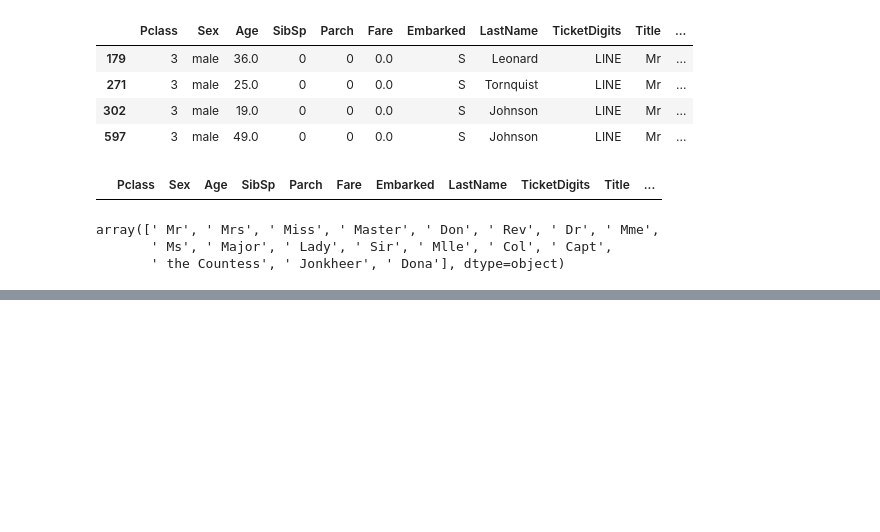
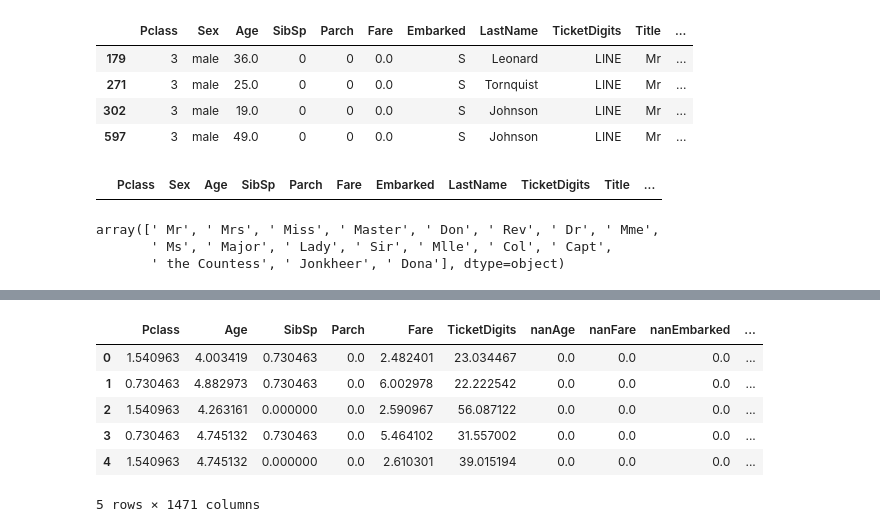
Before and after one commit to csun-data-science-bootcamp-19/Team-8, a Jupyter notebook: Cleaning.ipynb, the cells around one changed output, grey strips where cells are left out. Cells and saved outputs as stored; diff of their text form; code cells hidden in the pictures; blank space fills up the shorter version.

```diff
--- a/Cleaning.ipynb
+++ b/Cleaning.ipynb
@@ -238,6 +283,16 @@ df.head()
 df_train = df[:train_num].copy()
 df_train['Survived'] = y
 df_test = df[train_num:].copy()
+# %%
+df_train.head()
+# %% [output]
+|  | Pclass | Age | SibSp | Parch | Fare | TicketDigits | nanAge | nanFare | nanEmbarked | ... |
+| 0 | 1.540963 | 4.003419 | 0.730463 | 0.0 | 2.482401 | 23.034467 | 0.0 | 0.0 | 0.0 | ... |
+| 1 | 0.730463 | 4.882973 | 0.730463 | 0.0 | 6.002978 | 22.222542 | 0.0 | 0.0 | 0.0 | ... |
+| 2 | 1.540963 | 4.263161 | 0.000000 | 0.0 | 2.590967 | 56.087122 | 0.0 | 0.0 | 0.0 | ... |
+| 3 | 0.730463 | 4.745132 | 0.730463 | 0.0 | 5.464102 | 31.557002 | 0.0 | 0.0 | 0.0 | ... |
+| 4 | 1.540963 | 4.745132 | 0.000000 | 0.0 | 2.610301 | 39.015194 | 0.0 | 0.0 | 0.0 | ... |
+5 rows × 1471 columns
 # %%
 df_train.to_csv('clean_train.csv', index=False)
 df_test.to_csv('clean_test.csv', index=False)
```
Also changed, not shown: parts of 11 cells of this notebook.
